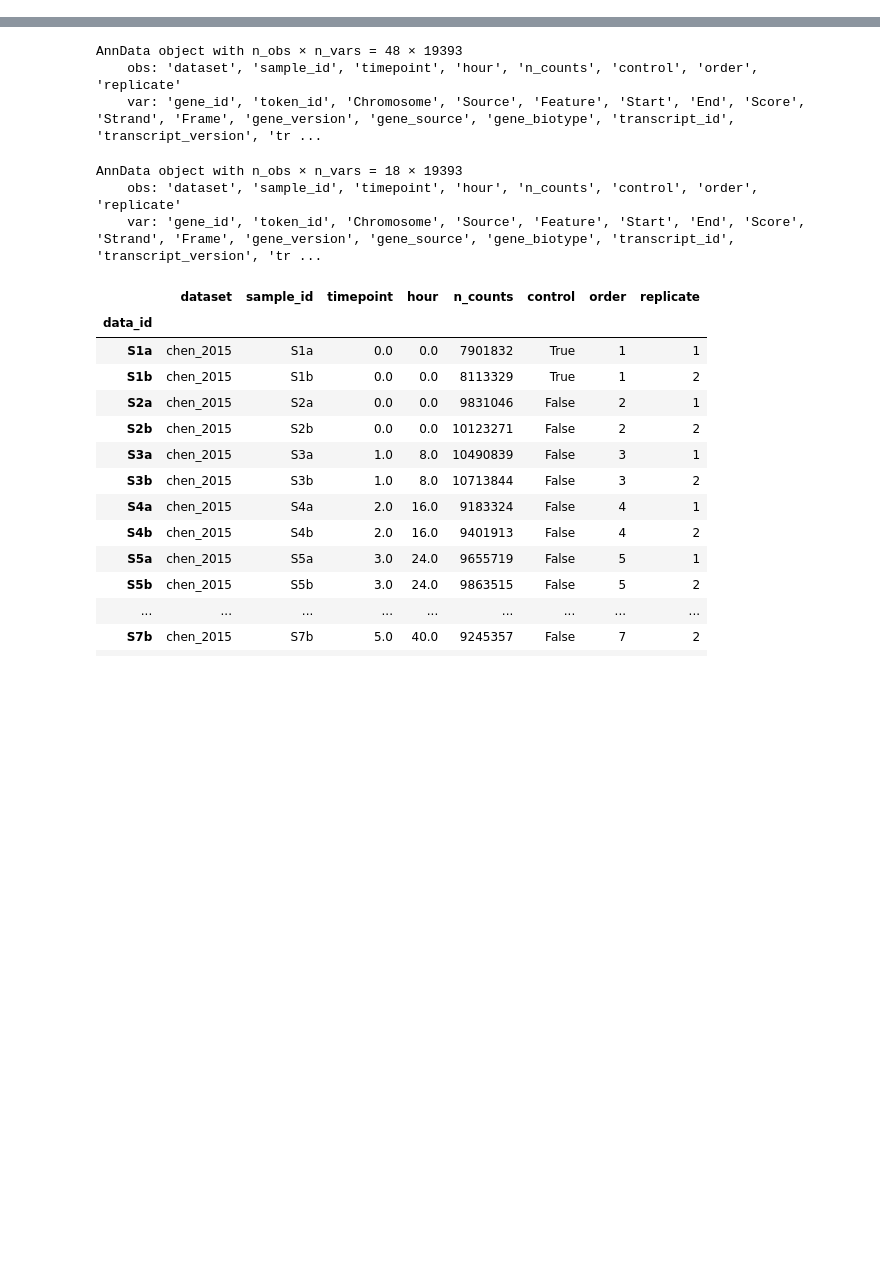
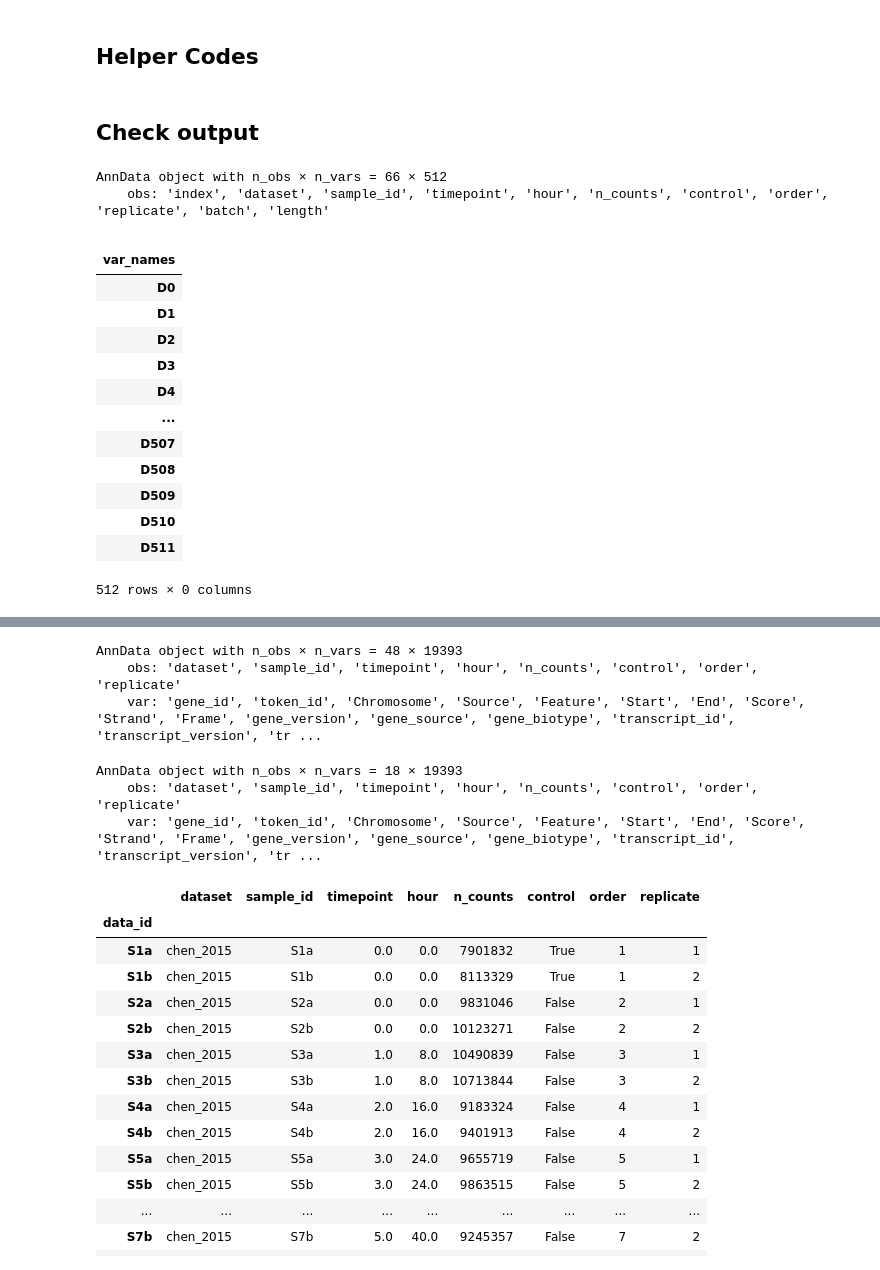
Before and after one commit to CooperStansbury/geneformer_dev, a Jupyter notebook: notebooks/data_engineering/jpic.ipynb, the cells around one changed output, grey strips where cells are left out. Saved outputs shown, nothing was run; the diff lists cells and outputs as text; code cells hidden in the pictures; blank space fills up the shorter version.

```diff
--- a/notebooks/data_engineering/jpic.ipynb
+++ b/notebooks/data_engineering/jpic.ipynb
@@ -4,0 +221,6 @@ In this file Joshua changes a file made by cooper to standardize the time point
+# %%
+# input arguments
+arg_in  = '/nfs/turbo/umms-indikar/shared/projects/geneformer/data/rajapakse_lab_data_jpic.h5ad'
+arg_out = '/nfs/turbo/umms-indikar/shared/projects/geneformer/data/rajapakse_lab_data_jpic.dataset'
+arg_out2 = '/nfs/turbo/umms-indikar/shared/projects/geneformer/data/rajapakse_lab_data_jpic_GF_embeddings'
+arg_verbos = True
@@ -4,0 +391,2 @@ In this file Joshua changes a file made by cooper to standardize the time point
+# %% [markdown]
+## Helper Codes
@@ -4,0 +628,25 @@ In this file Joshua changes a file made by cooper to standardize the time point
+# %% [markdown]
+## Check output
+# %%
+adata = sc.read_h5ad(arg_out2)
+adata
+# %% [output]
+AnnData object with n_obs × n_vars = 66 × 512
+    obs: 'index', 'dataset', 'sample_id', 'timepoint', 'hour', 'n_counts', 'control', 'order', 'replicate', 'batch', 'length'
+# %%
+adata.var
+# %% [output]
+|  |
+| var_names |
+| D0 |
+| D1 |
+| D2 |
+| D3 |
+| D4 |
+| ... |
+| D507 |
+| D508 |
+| D509 |
+| D510 |
+| D511 |
+512 rows × 0 columns
```
Also changed, not shown: parts of 17 cells of this notebook, 2 other files.
